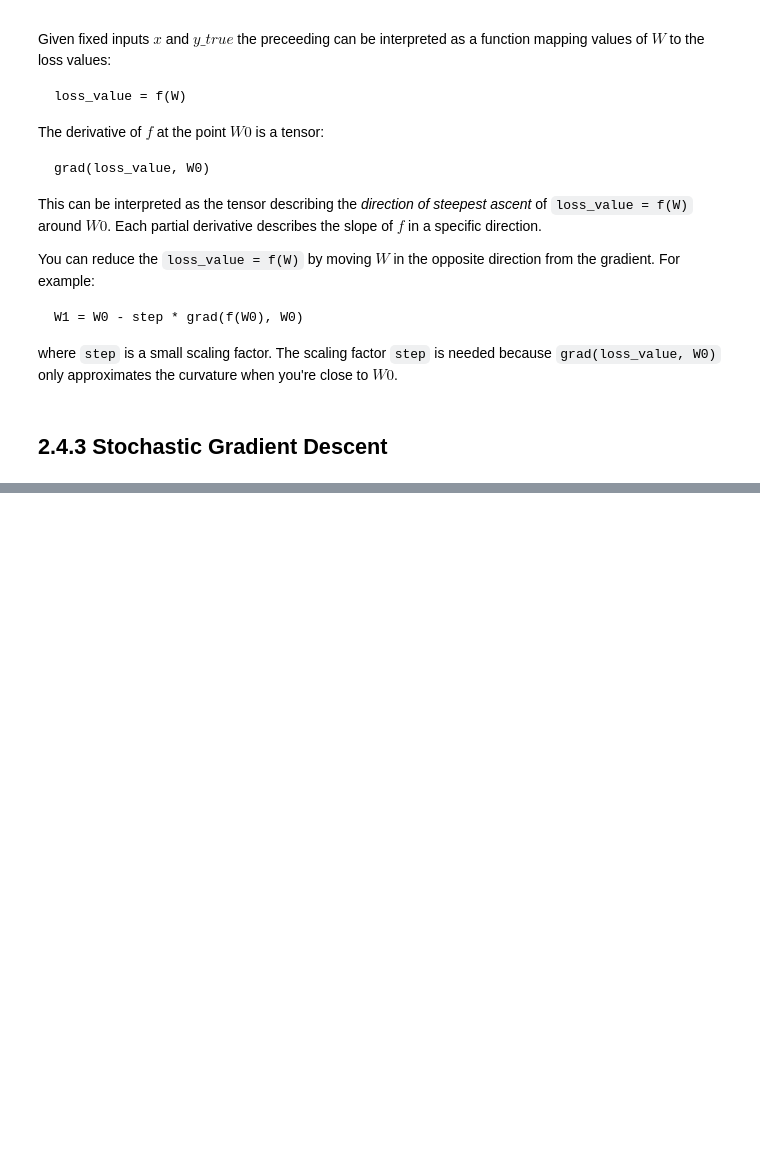
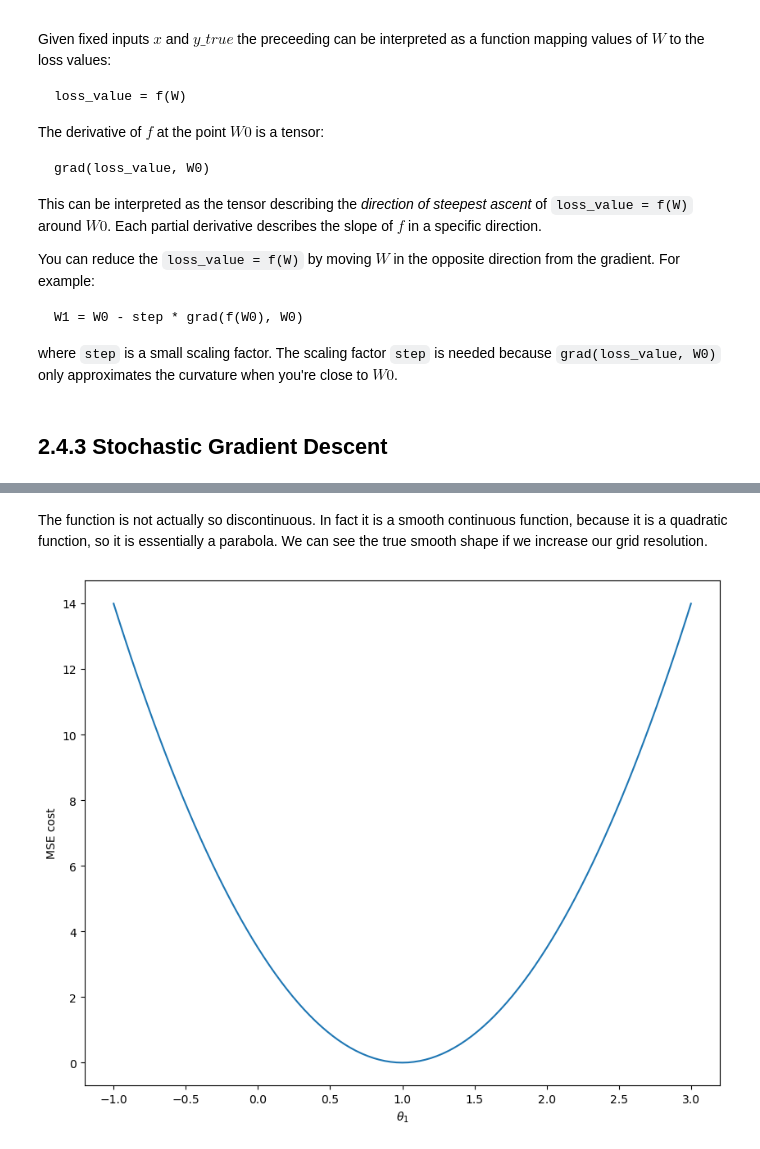
Before and after one commit to csci560-nndl/nndl, a Jupyter notebook: notebooks/ch-02-4-engine-nn-gradient-based-optimization.ipynb, the cells around one changed output, grey strips where cells are left out. Cells and saved outputs as stored; diff of their text form; code cells hidden in the pictures; blank space fills up the shorter version.

```diff
--- a/notebooks/ch-02-4-engine-nn-gradient-based-optimization.ipynb
+++ b/notebooks/ch-02-4-engine-nn-gradient-based-optimization.ipynb
@@ -257,0 +409,14 @@ curvature when you're close to $W0$.
+# %% [markdown]
+The function is not actually so discontinuous.  In fact it is a smooth continuous
+function, because it is a quadratic function, so it is essentially
+a parabola.  We can see the true smooth shape if we increase our grid resolution.
+# %%
+fig = plt.figure()
+
+theta = np.linspace(-1.0, 3.0, 101).reshape((101,1))
+mse = cost_function_MSE(theta, X, y)
+plt.plot(theta, mse);
+plt.xlabel(r'$\theta_1$')
+plt.ylabel('MSE cost');
+# %% [output]
+[figure, added]
```
Also changed, not shown: parts of 93 cells of this notebook, 11 other files.
